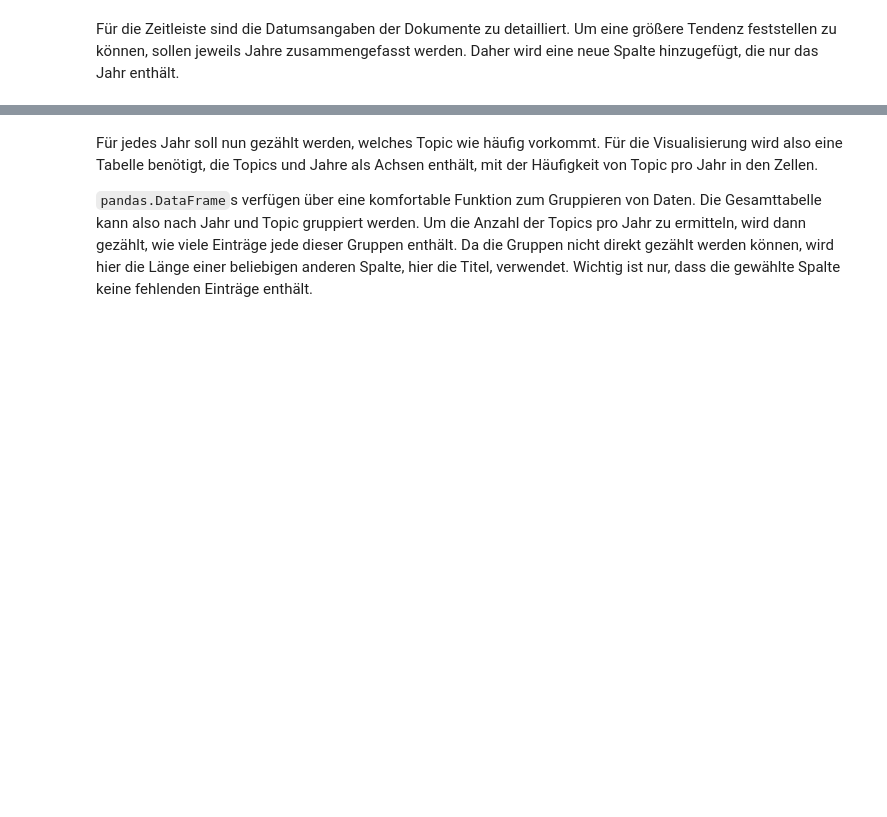
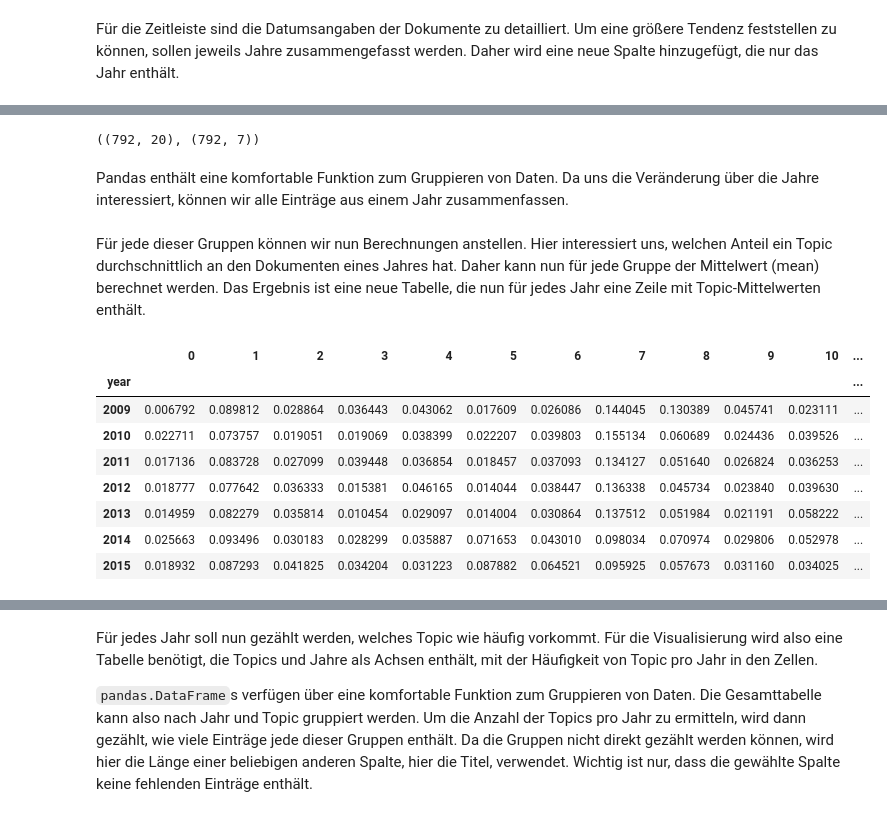
Before and after one commit to frederik-elwert/UniLu_HS2015_Textanalyse, a Jupyter notebook: 08_Visualisierung/Visualisierung als Zeitleiste.ipynb, the cells around one changed output, grey strips where cells are left out. Saved outputs shown, nothing was run; the diff lists cells and outputs as text; code cells hidden in the pictures; blank space fills up the shorter version.

```diff
--- a/08_Visualisierung/Visualisierung als Zeitleiste.ipynb
+++ b/08_Visualisierung/Visualisierung als Zeitleiste.ipynb
@@ -54,0 +42,8 @@ data[:10]
+# %%
+doc_topic = doc_topic[data['year'] > 2000]
+data = data[data['year'] > 2000]
+doc_topic.shape, data.shape
+# %% [output]
+((792, 20), (792, 7))
+# %% [markdown]
+Pandas enthält eine komfortable Funktion zum Gruppieren von Daten. Da uns die Veränderung über die Jahre interessiert, können wir alle Einträge aus einem Jahr zusammenfassen.
@@ -54,0 +52,15 @@ data[:10]
+# %% [markdown]
+Für jede dieser Gruppen können wir nun Berechnungen anstellen. Hier interessiert uns, welchen Anteil ein Topic durchschnittlich an den Dokumenten eines Jahres hat. Daher kann nun für jede Gruppe der Mittelwert (mean) berechnet werden. Das Ergebnis ist eine neue Tabelle, die nun für jedes Jahr eine Zeile mit Topic-Mittelwerten enthält.
+# %%
+topic_by_year = doc_topic_by_year.mean()
+topic_by_year
+# %% [output]
+|  | 0 | 1 | 2 | 3 | 4 | 5 | 6 | 7 | 8 | 9 | 10 | ... |
+| year |  |  |  |  |  |  |  |  |  |  |  | ... |
+| 2009 | 0.006792 | 0.089812 | 0.028864 | 0.036443 | 0.043062 | 0.017609 | 0.026086 | 0.144045 | 0.130389 | 0.045741 | 0.023111 | ... |
+| 2010 | 0.022711 | 0.073757 | 0.019051 | 0.019069 | 0.038399 | 0.022207 | 0.039803 | 0.155134 | 0.060689 | 0.024436 | 0.039526 | ... |
+| 2011 | 0.017136 | 0.083728 | 0.027099 | 0.039448 | 0.036854 | 0.018457 | 0.037093 | 0.134127 | 0.051640 | 0.026824 | 0.036253 | ... |
+| 2012 | 0.018777 | 0.077642 | 0.036333 | 0.015381 | 0.046165 | 0.014044 | 0.038447 | 0.136338 | 0.045734 | 0.023840 | 0.039630 | ... |
+| 2013 | 0.014959 | 0.082279 | 0.035814 | 0.010454 | 0.029097 | 0.014004 | 0.030864 | 0.137512 | 0.051984 | 0.021191 | 0.058222 | ... |
+| 2014 | 0.025663 | 0.093496 | 0.030183 | 0.028299 | 0.035887 | 0.071653 | 0.043010 | 0.098034 | 0.070974 | 0.029806 | 0.052978 | ... |
+| 2015 | 0.018932 | 0.087293 | 0.041825 | 0.034204 | 0.031223 | 0.087882 | 0.064521 | 0.095925 | 0.057673 | 0.031160 | 0.034025 | ... |
```
Also changed, not shown: parts of 21 cells of this notebook, 1 other file.
